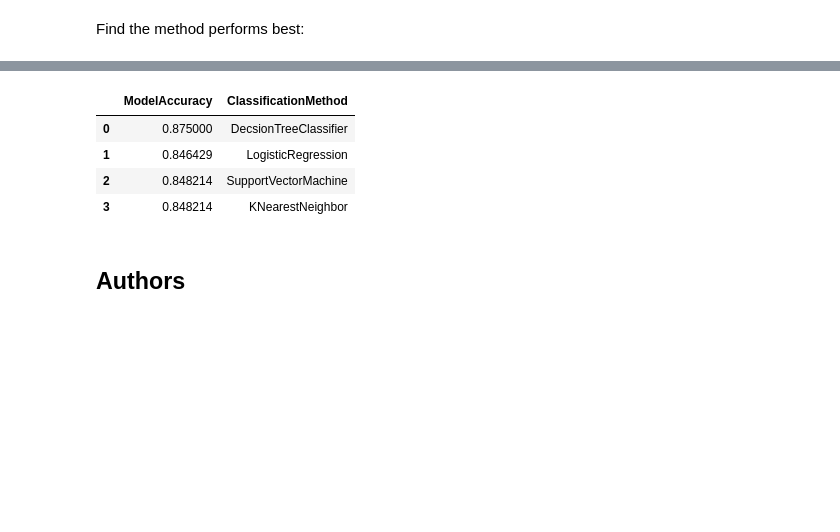
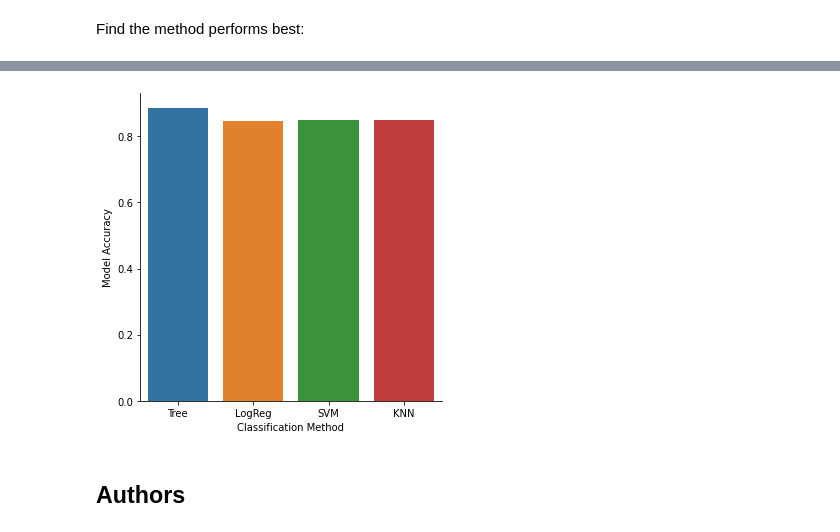
Before and after one commit to mfickman/DataScienceCapstone, a Jupyter notebook: Week 4 Predictive Analysis (Classification).ipynb, the cells around one changed output, grey strips where cells are left out. Saved outputs shown, nothing was run; the diff lists cells and outputs as text; code cells hidden in the pictures; blank space fills up the shorter version.

```diff
--- a/Week 4 Predictive Analysis (Classification).ipynb
+++ b/Week 4 Predictive Analysis (Classification).ipynb
@@ -369,20 +369,20 @@ with the following parameters:  {'algorithm': 'auto', 'n_neighbors': 10, 'p': 1}
 # %%
 ##create bar graph showing success rates for each classifier
 bar_graph_data = {}
-bar_graph_data['DecsionTreeClassifier'] =  tree_cv.best_score_
-bar_graph_data['LogisticRegression'] = logreg_cv.best_score_
-bar_graph_data['SupportVectorMachine'] = svm_cv.best_score_
-bar_graph_data['KNearestNeighbor'] = knn_cv.best_score_
+bar_graph_data['Tree'] =  tree_cv.best_score_
+bar_graph_data['LogReg'] = logreg_cv.best_score_
+bar_graph_data['SVM'] = svm_cv.best_score_
+bar_graph_data['KNN'] = knn_cv.best_score_
 df_bgd = pd.DataFrame.from_dict(data=bar_graph_data, orient='index', columns=['ModelAccuracy'])
 df_bgd['ClassificationMethod'] = df_bgd.index
 df_bgd.reset_index(inplace=True, drop=True)
-df_bgd
-# %% [output]
-|  | ModelAccuracy | ClassificationMethod |
-| 0 | 0.875000 | DecsionTreeClassifier |
-| 1 | 0.846429 | LogisticRegression |
-| 2 | 0.848214 | SupportVectorMachine |
-| 3 | 0.848214 | KNearestNeighbor |
+# %%
+sns.catplot(y='ModelAccuracy', x='ClassificationMethod', data=df_bgd, kind='bar')
+plt.ylabel('Model Accuracy')
+plt.xlabel('Classification Method')
+plt.show()
+# %% [output]
+[figure, added]
 # %% [markdown]
 ## Authors
 # %% [markdown]
```
Also changed, not shown: parts of 3 cells of this notebook.
